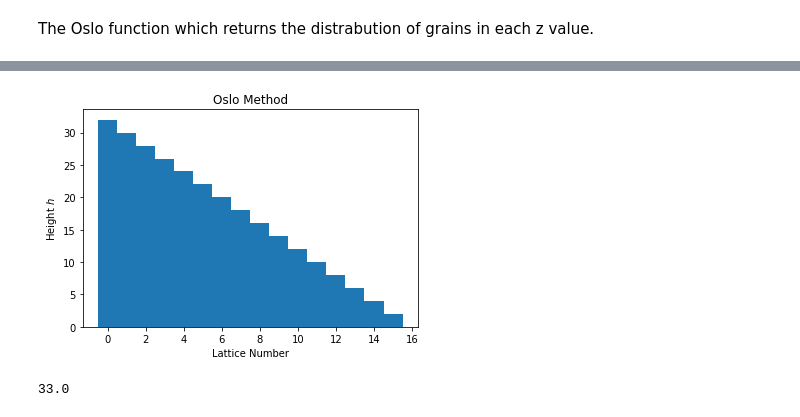
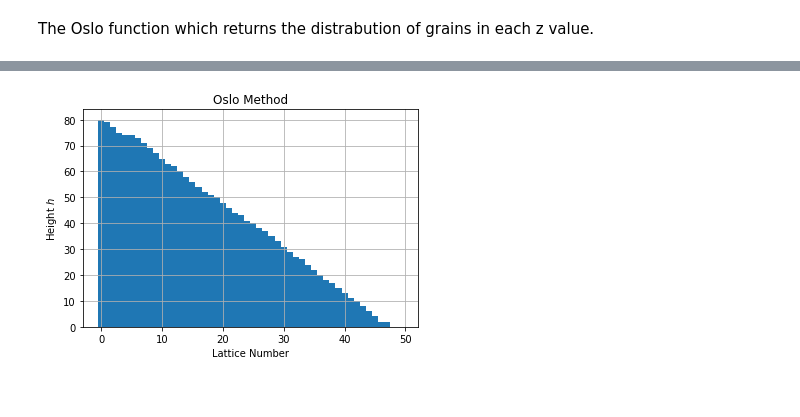
Before and after one commit to yooxiang/Complexity_Oslo, a Jupyter notebook: Self-Organised_Critical_Model.ipynb, the cells around one changed output, grey strips where cells are left out. Saved outputs shown, nothing was run; the diff lists cells and outputs as text; code cells hidden in the pictures.

```diff
--- a/Self-Organised_Critical_Model.ipynb
+++ b/Self-Organised_Critical_Model.ipynb
@@ -12,6 +12,7 @@ def Oslo(L,p,n):
     z = sp.zeros(L)
     z_thresh = sp.zeros(L)
     h = sp.zeros(L)
+
     h_gone = 0
     n_grain = 0
     h_store = []
@@ -19,12 +20,20 @@ def Oslo(L,p,n):
     def prob(p):
         if random.random() > p:
             return 1
+            print("ONE")
         else:
             return 2
+            print("TWO")
+
+    def check_relax(z,z_thresh,L):
+        relaxed = True
+        for i in range(L):
+            if z[i] > z_thresh[i]:
+                relaxed = False
+        return relaxed
 
     for i in range(L):
         z_thresh[i] = prob(p)
-
 
     #Drive
     while n_grain < n:
@@ -32,52 +41,59 @@ def Oslo(L,p,n):
         h[0] = h[0] + 1
         n_grain  = n_grain + 1
         h_store.append(h[0])
+        print(h)
     #Relaxation
-        for i in range(L):
-            if z[i] > z_thresh[i]:
+        while check_relax(z,z_thresh,L) == False:
 
-                if i == 0:
-                    z[i] = z[i] - 2
-                    z[i+1] = z[i+1] + 1
+            for i in range(L):
 
-                    h[i] = h[i] - 1
-                    h[i+1] = h[i+1] + 1
+                if z[i] > z_thresh[i]:
+
+                    if i == 0:
+                        z[i] = z[i] - 2
+                        z[i+1] = z[i+1] + 1
+
+                        h[i] = h[i] - 1
+                        h[i+1] = h[i+1] + 1
 
 
-                if i > 0 and i < (L -1):
-                    z[i] = z[i] - 2
-                    z[i+1] = z[i+1] + 1
-                    z[i-1] = z[i-1] + 1
+                    if i > 0 and i < (L -1):
+                        z[i] = z[i] - 2
+                        z[i+1] = z[i+1] + 1
+                        z[i-1] = z[i-1] + 1
 
-                    h[i] = h[i] - 1
-                    h[i+1] = h[i+1] + 1
+                        h[i] = h[i] - 1
+                        h[i+1] = h[i+1] + 1
 
 
-                if i == L -1:
-                    z[i] = z[i] - 1
-                    z[i-1] = z[i-1] + 1
+                    if i == L -1:
+                        z[i] = z[i] - 1
+                        z[i-1] = z[i-1] + 1
 
-                    h[i] = h[i] - 1
+                        h[i] = h[i] - 1
+                        h_gone = h_gone + 1
+
+                    z_thresh[i] = prob(p)
 
 
-                    h_gone = h_gone + 1
+    return z , h , h_store ,z_thresh
 
-                z_thresh[i] = prob(p)
-
-
-    return z , h , h_store
-
-def Oslo_plot(L,p,n):
+def Oslo_plot(oslo):
+    L = len(oslo[0])
     L_plot = sp.linspace(0,L-1,L)
-    plt.bar(L_plot,Oslo(L,p,n)[1], width = 1)
+    plt.bar(L_plot,oslo[1], width = 1)
     plt.xlabel("Lattice Number")
     plt.ylabel("Height $h$")
     plt.title("Oslo Method")
+    plt.grid()
     plt.show()
 
 def Oslo_test(L,p,n):
     return sp.mean(Oslo(L,p,n)[2][int(n/2):n:1])
 
-Oslo_plot(16,0.5,1000)
-Oslo_test(16,0.5,1000)
+x = Oslo(50,0.5,2000)
+Oslo_plot(x)
+print("z is", x[0])
+print("h is", x[1])
+print("thresh is ", x[3])
 # %% [output]
@@ -84,2 +117 @@ Oslo_test(16,0.5,1000)
-[figure, old version]
+[figure, new version]
-33.0
```
Also changed, not shown: parts of 1 cell of this notebook.
